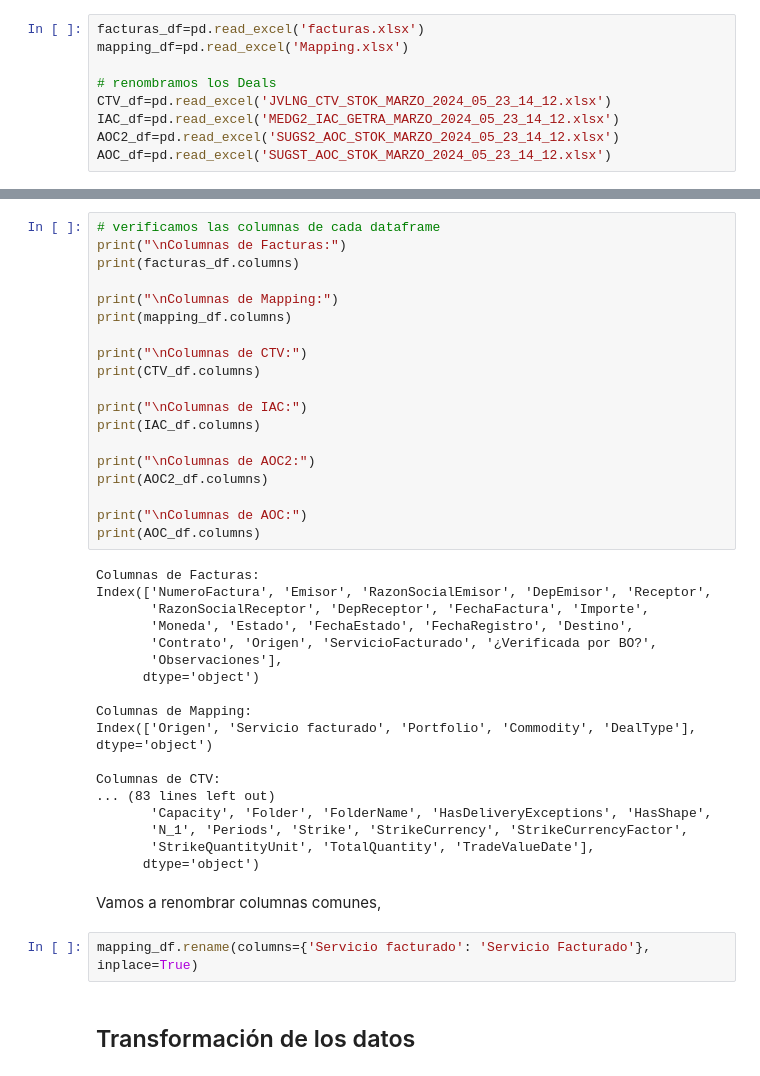
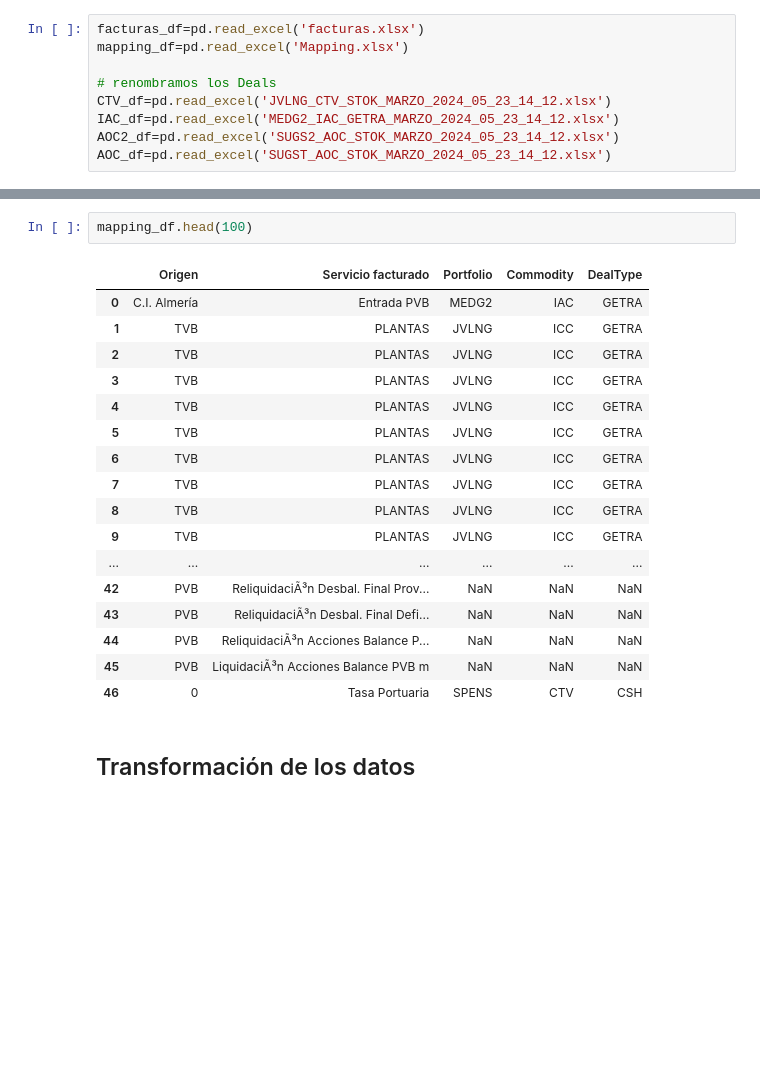
Before and after one commit to kikekzm/Data-Projects, a Jupyter notebook: ENGIE-Caso/Caso_Engie.ipynb, the cells around one changed output, grey strips where cells are left out. Drawn from its saved outputs; the diff is of its cells as text; blank space fills up the shorter version.

```diff
--- a/ENGIE-Caso/Caso_Engie.ipynb
+++ b/ENGIE-Caso/Caso_Engie.ipynb
@@ -60,43 +23,22 @@ Facturas AGIkey:
-# %%
-# verificamos las columnas de cada dataframe
-print("\nColumnas de Facturas:")
-print(facturas_df.columns)
-
-print("\nColumnas de Mapping:")
-print(mapping_df.columns)
-
-print("\nColumnas de CTV:")
-print(CTV_df.columns)
-
-print("\nColumnas de IAC:")
-print(IAC_df.columns)
-
-print("\nColumnas de AOC2:")
-print(AOC2_df.columns)
-
-print("\nColumnas de AOC:")
-print(AOC_df.columns)
-# %% [output]
-Columnas de Facturas:
-Index(['NumeroFactura', 'Emisor', 'RazonSocialEmisor', 'DepEmisor', 'Receptor',
-       'RazonSocialReceptor', 'DepReceptor', 'FechaFactura', 'Importe',
-       'Moneda', 'Estado', 'FechaEstado', 'FechaRegistro', 'Destino',
-       'Contrato', 'Origen', 'ServicioFacturado', '¿Verificada por BO?',
-       'Observaciones'],
-      dtype='object')
-
-Columnas de Mapping:
-Index(['Origen', 'Servicio facturado', 'Portfolio', 'Commodity', 'DealType'], dtype='object')
-
-Columnas de CTV:
-... (83 lines left out)
-       'Capacity', 'Folder', 'FolderName', 'HasDeliveryExceptions', 'HasShape',
-       'N_1', 'Periods', 'Strike', 'StrikeCurrency', 'StrikeCurrencyFactor',
-       'StrikeQuantityUnit', 'TotalQuantity', 'TradeValueDate'],
-      dtype='object')
-# %% [markdown]
-Vamos a renombrar columnas comunes,
-# %%
-mapping_df.rename(columns={'Servicio facturado': 'Servicio Facturado'}, inplace=True)
+# %%
+mapping_df.head(100)
+# %% [output]
+|  | Origen | Servicio facturado | Portfolio | Commodity | DealType |
+| 0 | C.I. Almería | Entrada PVB | MEDG2 | IAC | GETRA |
+| 1 | TVB | PLANTAS | JVLNG | ICC | GETRA |
+| 2 | TVB | PLANTAS | JVLNG | ICC | GETRA |
+| 3 | TVB | PLANTAS | JVLNG | ICC | GETRA |
+| 4 | TVB | PLANTAS | JVLNG | ICC | GETRA |
+| 5 | TVB | PLANTAS | JVLNG | ICC | GETRA |
+| 6 | TVB | PLANTAS | JVLNG | ICC | GETRA |
+| 7 | TVB | PLANTAS | JVLNG | ICC | GETRA |
+| 8 | TVB | PLANTAS | JVLNG | ICC | GETRA |
+| 9 | TVB | PLANTAS | JVLNG | ICC | GETRA |
+| ... | ... | ... | ... | ... | ... |
+| 42 | PVB | ReliquidaciÃ³n Desbal. Final Prov... | NaN | NaN | NaN |
+| 43 | PVB | ReliquidaciÃ³n Desbal. Final Defi... | NaN | NaN | NaN |
+| 44 | PVB | ReliquidaciÃ³n Acciones Balance P... | NaN | NaN | NaN |
+| 45 | PVB | LiquidaciÃ³n Acciones Balance PVB m | NaN | NaN | NaN |
+| 46 | 0 | Tasa Portuaria | SPENS | CTV | CSH |
 # %% [markdown]
 ## Transformación de los datos
```
Also changed, not shown: parts of 17 cells of this notebook.
